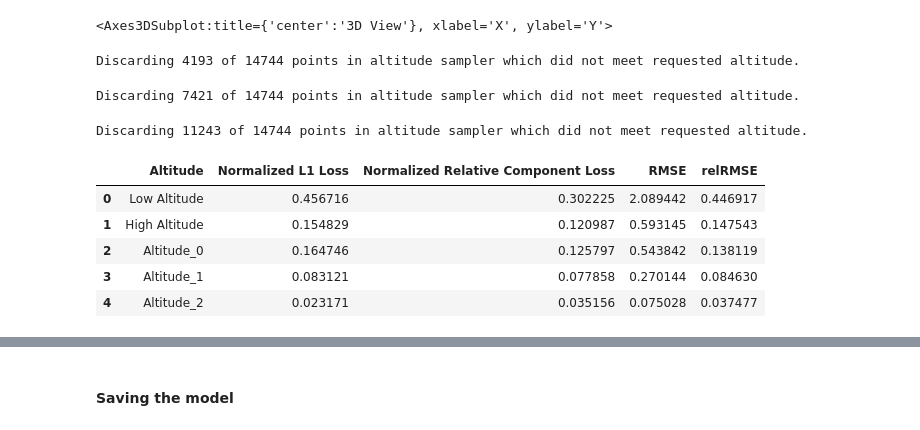
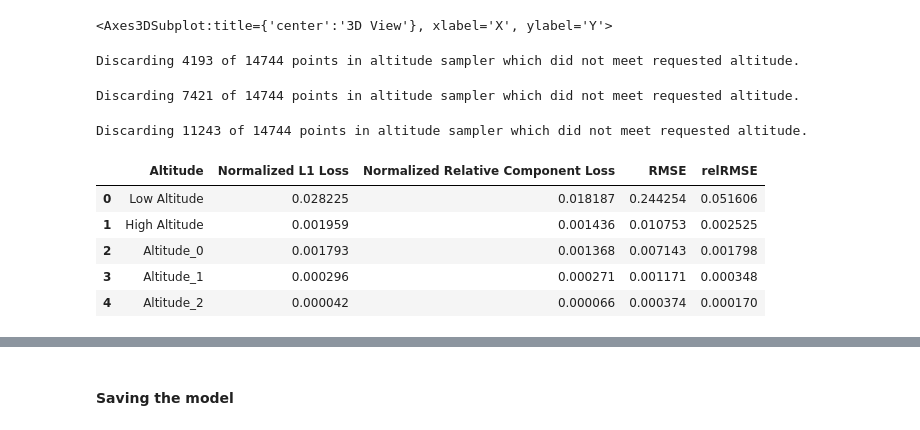
Before and after one commit to darioizzo/geodesyNets, a Jupyter notebook: 1 - Starter Notebook.ipynb, the cells around one changed output, grey strips where cells are left out. Saved outputs shown, nothing was run; the diff lists cells and outputs as text; code cells hidden in the pictures.

```diff
--- a/1 - Starter Notebook.ipynb
+++ b/1 - Starter Notebook.ipynb
@@ -110,11 +113,11 @@ weighted_average = deque([], maxlen=20)
 ## IF YOU WANT TO LOAD AN ALREADY TRAINED NETWORK UNCOMMENT HERE.
 ## It is important that the network architecture is compatible, otherwise this will fail
 
-#model.load_state_dict(torch.load("model.mdl"))
+model.load_state_dict(torch.load("models/eros.mdl"))
 
 # Once a model is loaded the learned constant c (named kappa in the paper) is unknown
 # and must be relearned (ideally it should also be saved at the end of the training as it is a learned parameter)
-#c = gravann.compute_c_for_model(model, encoding, mascon_points, mascon_masses, use_acc = True)
+c = gravann.compute_c_for_model(model, encoding, mascon_points, mascon_masses, use_acc = True)
 # %% [markdown]
 ## 2 - Visualizing the initial neural density field
 The network output is a mass density in the unit cube. Essentially a three dimensional function which we here plot via rejection sampling (for now this method is good enough)
@@ -279,14 +286,14 @@ gravann.plot_model_vs_mascon_contours(model, encoding, mascon_points, mascon_mas
 # %%
 # Computes the Validation table with rel and abs errors on the predicted acceleration (w.r.t. ground truth)
 # at low, med, high altitudes (see paper). is requires sampling quite a lot, so it takes time
-gravann.validation(model, encoding, mascon_points, mascon_masses, use_acc=True, asteroid_pk_path="3dmeshes/Eros.pk", N=1000, N_integration=5000, batch_size=32, progressbar=True)
+gravann.validation(model, encoding, mascon_points, mascon_masses, use_acc=True, asteroid_pk_path="3dmeshes/Eros.pk", N=10000, N_integration=300000, batch_size=32, progressbar=True)
 # %% [output]
 Discarding 4193 of 14744 points in altitude sampler which did not meet requested altitude.
 Discarding 7421 of 14744 points in altitude sampler which did not meet requested altitude.
 Discarding 11243 of 14744 points in altitude sampler which did not meet requested altitude.
 |  | Altitude | Normalized L1 Loss | Normalized Relative Component Loss | RMSE | relRMSE |
-| 0 | Low Altitude | 0.456716 | 0.302225 | 2.089442 | 0.446917 |
-| 1 | High Altitude | 0.154829 | 0.120987 | 0.593145 | 0.147543 |
-| 2 | Altitude_0 | 0.164746 | 0.125797 | 0.543842 | 0.138119 |
-| 3 | Altitude_1 | 0.083121 | 0.077858 | 0.270144 | 0.084630 |
-| 4 | Altitude_2 | 0.023171 | 0.035156 | 0.075028 | 0.037477 |
+| 0 | Low Altitude | 0.028225 | 0.018187 | 0.244254 | 0.051606 |
+| 1 | High Altitude | 0.001959 | 0.001436 | 0.010753 | 0.002525 |
+| 2 | Altitude_0 | 0.001793 | 0.001368 | 0.007143 | 0.001798 |
+| 3 | Altitude_1 | 0.000296 | 0.000271 | 0.001171 | 0.000348 |
+| 4 | Altitude_2 | 0.000042 | 0.000066 | 0.000374 | 0.000170 |
```
Also changed, not shown: parts of 14 cells of this notebook, 21 other files.
